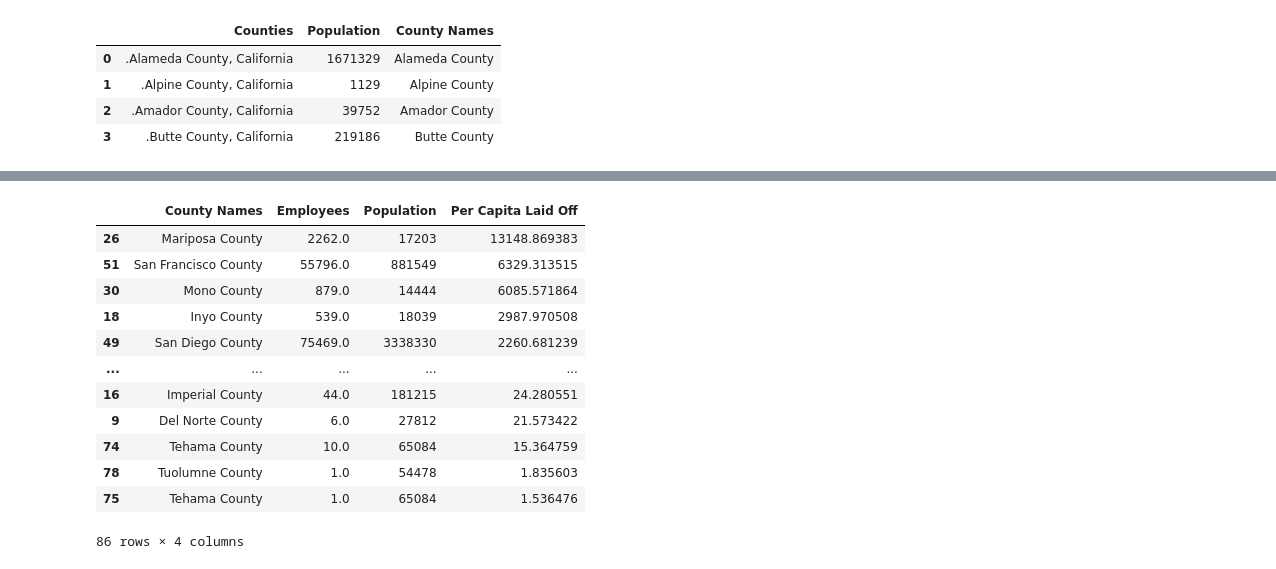
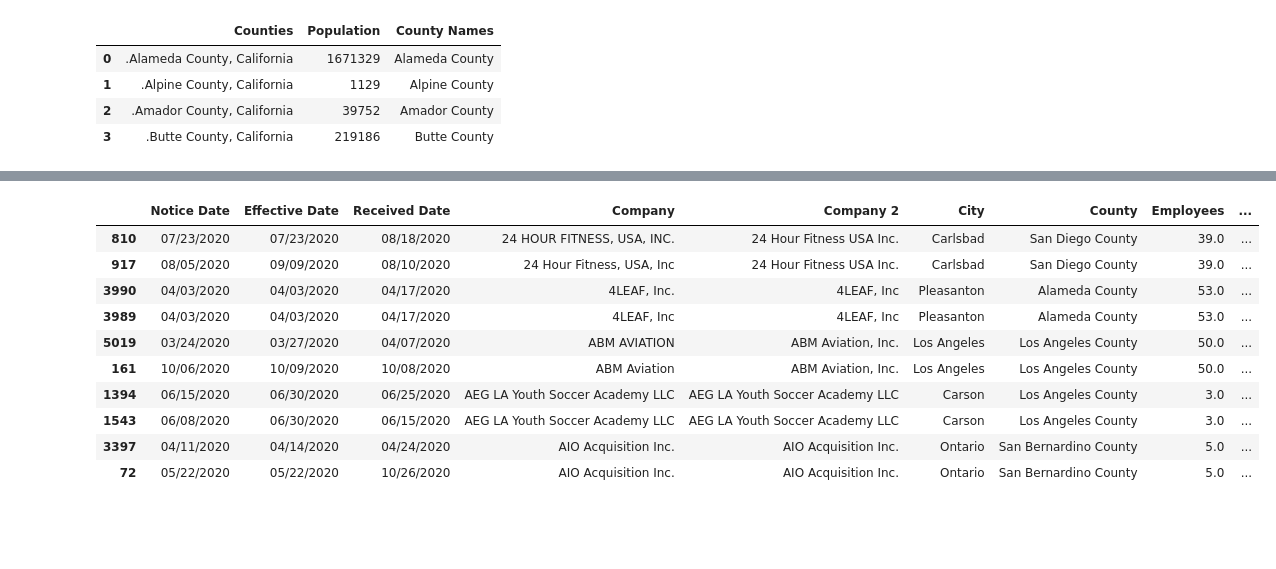
Before and after one commit to biglocalnews/WARN_Cali_analysis, a Jupyter notebook: hardest_hit/hard_hit_clean_city.ipynb, the cells around one changed output, grey strips where cells are left out. Saved outputs shown, nothing was run; the diff lists cells and outputs as text; code cells hidden in the pictures; blank space fills up the shorter version.

```diff
--- a/hardest_hit/hard_hit_clean_city.ipynb
+++ b/hardest_hit/hard_hit_clean_city.ipynb
@@ -243,23 +237,16 @@ layoffs
-# %%
-
-layoffs_by_county = cali_merge.groupby(['County Names','Year']).agg('sum')
-layoffs_by_county
-layoffs = layoffs_by_county.merge(cali_population, how="left", on="County Names")
-layoffs.drop(columns=['Counties', 'Population_x'], inplace=True)
-layoffs.rename(columns={"Population_y":"Population"}, inplace=True)
-layoffs['Per Capita Laid Off'] = (layoffs['Employees']/layoffs['Population']) * 100000
-layoffs.sort_values(by='Per Capita Laid Off', ascending=False)
-# %% [output]
-|  | County Names | Employees | Population | Per Capita Laid Off |
-| 26 | Mariposa County | 2262.0 | 17203 | 13148.869383 |
-| 51 | San Francisco County | 55796.0 | 881549 | 6329.313515 |
-| 30 | Mono County | 879.0 | 14444 | 6085.571864 |
-| 18 | Inyo County | 539.0 | 18039 | 2987.970508 |
-| 49 | San Diego County | 75469.0 | 3338330 | 2260.681239 |
-| ... | ... | ... | ... | ... |
-| 16 | Imperial County | 44.0 | 181215 | 24.280551 |
-| 9 | Del Norte County | 6.0 | 27812 | 21.573422 |
-| 74 | Tehama County | 10.0 | 65084 | 15.364759 |
-| 78 | Tuolumne County | 1.0 | 54478 | 1.835603 |
-| 75 | Tehama County | 1.0 | 65084 | 1.536476 |
-86 rows × 4 columns
+# %%
+pd.options.display.max_rows = 999
+dupes = cali_merge[cali_merge[['Company 2', 'City 2', 'County', 'Employees', 'Year']].duplicated(keep=False)].sort_values(by='Company 2', ascending=True)
+dupes.head(10)
+# %% [output]
+|  | Notice Date | Effective Date | Received Date | Company | Company 2 | City | County | Employees | ... |
+| 810 | 07/23/2020 | 07/23/2020 | 08/18/2020 | 24 HOUR FITNESS, USA, INC. | 24 Hour Fitness USA Inc. | Carlsbad | San Diego County | 39.0 | ... |
+| 917 | 08/05/2020 | 09/09/2020 | 08/10/2020 | 24 Hour Fitness, USA, Inc | 24 Hour Fitness USA Inc. | Carlsbad | San Diego County | 39.0 | ... |
+| 3990 | 04/03/2020 | 04/03/2020 | 04/17/2020 | 4LEAF, Inc. | 4LEAF, Inc | Pleasanton | Alameda County | 53.0 | ... |
+| 3989 | 04/03/2020 | 04/03/2020 | 04/17/2020 | 4LEAF, Inc | 4LEAF, Inc | Pleasanton | Alameda County | 53.0 | ... |
+| 5019 | 03/24/2020 | 03/27/2020 | 04/07/2020 | ABM AVIATION | ABM Aviation, Inc. | Los Angeles | Los Angeles County | 50.0 | ... |
+| 161 | 10/06/2020 | 10/09/2020 | 10/08/2020 | ABM Aviation | ABM Aviation, Inc. | Los Angeles | Los Angeles County | 50.0 | ... |
+| 1394 | 06/15/2020 | 06/30/2020 | 06/25/2020 | AEG LA Youth Soccer Academy LLC | AEG LA Youth Soccer Academy LLC | Carson | Los Angeles County | 3.0 | ... |
+| 1543 | 06/08/2020 | 06/30/2020 | 06/15/2020 | AEG LA Youth Soccer Academy LLC | AEG LA Youth Soccer Academy LLC | Carson | Los Angeles County | 3.0 | ... |
+| 3397 | 04/11/2020 | 04/14/2020 | 04/24/2020 | AIO Acquisition Inc. | AIO Acquisition Inc. | Ontario | San Bernardino County | 5.0 | ... |
+| 72 | 05/22/2020 | 05/22/2020 | 10/26/2020 | AIO Acquisition Inc. | AIO Acquisition Inc. | Ontario | San Bernardino County | 5.0 | ... |
```
Also changed, not shown: parts of 15 cells of this notebook, 2 other files.
